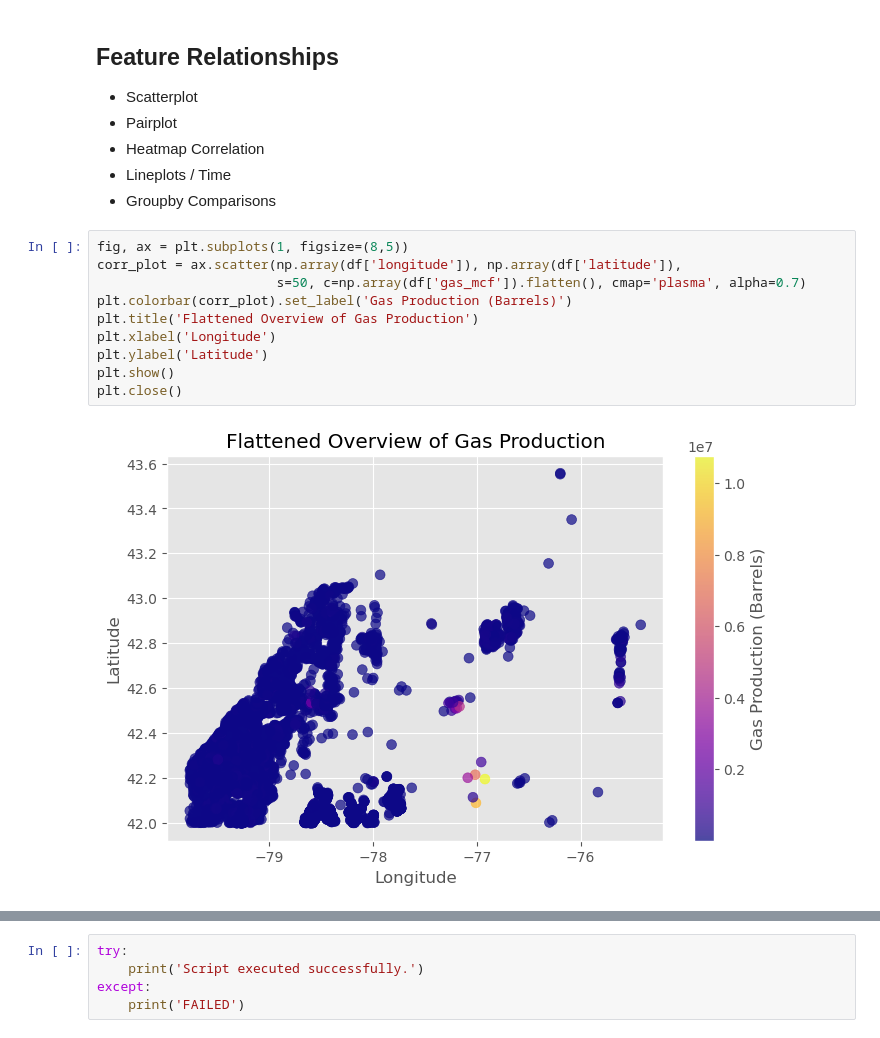
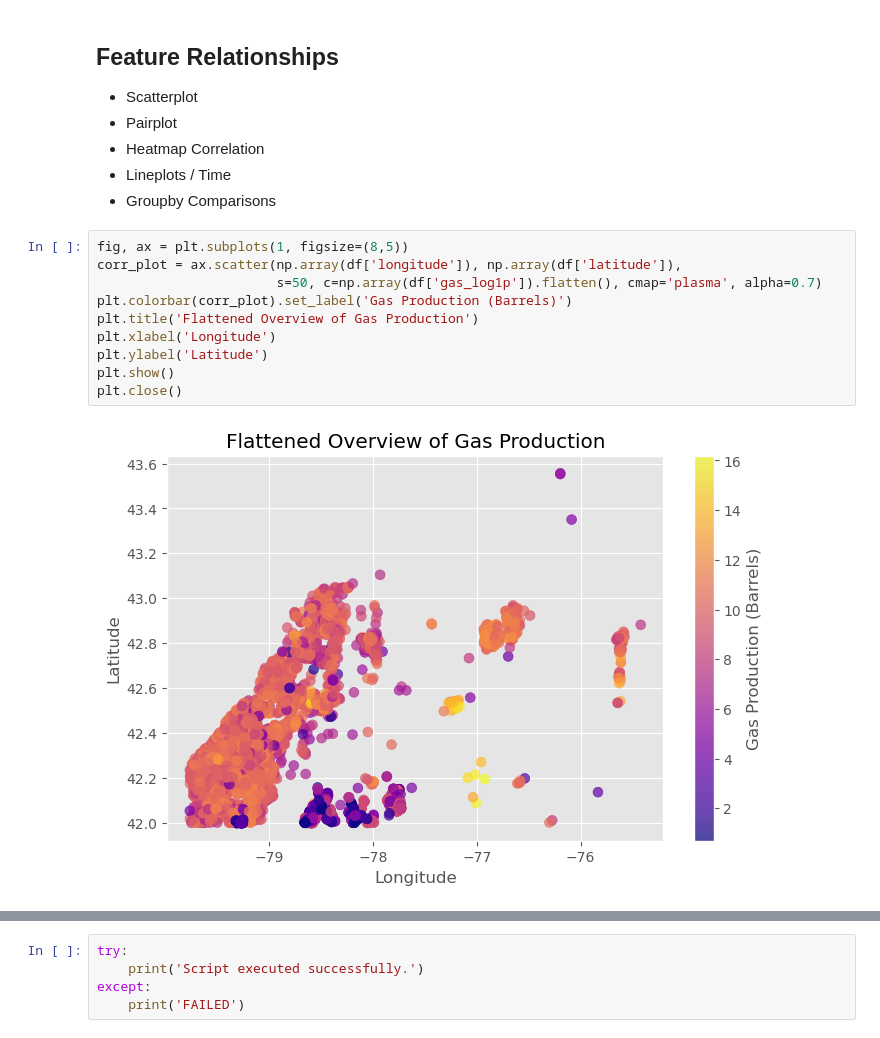
Before and after one commit to mrhussaink7/nys-gas-potential, a Jupyter notebook: code/exploratory_data_analysis.ipynb, the cells around one changed output, grey strips where cells are left out. Cells and saved outputs as stored; diff of their text form.

```diff
--- a/code/exploratory_data_analysis.ipynb
+++ b/code/exploratory_data_analysis.ipynb
@@ -131,12 +109,12 @@ elevation --- [2192.         2210.         2175.34858388 ... 1439.         1103.
 # %%
 fig, ax = plt.subplots(1, figsize=(8,5))
 corr_plot = ax.scatter(np.array(df['longitude']), np.array(df['latitude']),
-                       s=50, c=np.array(df['gas_mcf']).flatten(), cmap='plasma', alpha=0.7)
+                       s=50, c=np.array(df['gas_log1p']).flatten(), cmap='plasma', alpha=0.7)
 plt.colorbar(corr_plot).set_label('Gas Production (Barrels)')
 plt.title('Flattened Overview of Gas Production')
 plt.xlabel('Longitude')
 plt.ylabel('Latitude')
 plt.show()
 plt.close()
 # %% [output]
-[figure, old version]
+[figure, new version]
```
Also changed, not shown: parts of 13 cells of this notebook, 1 other file.
